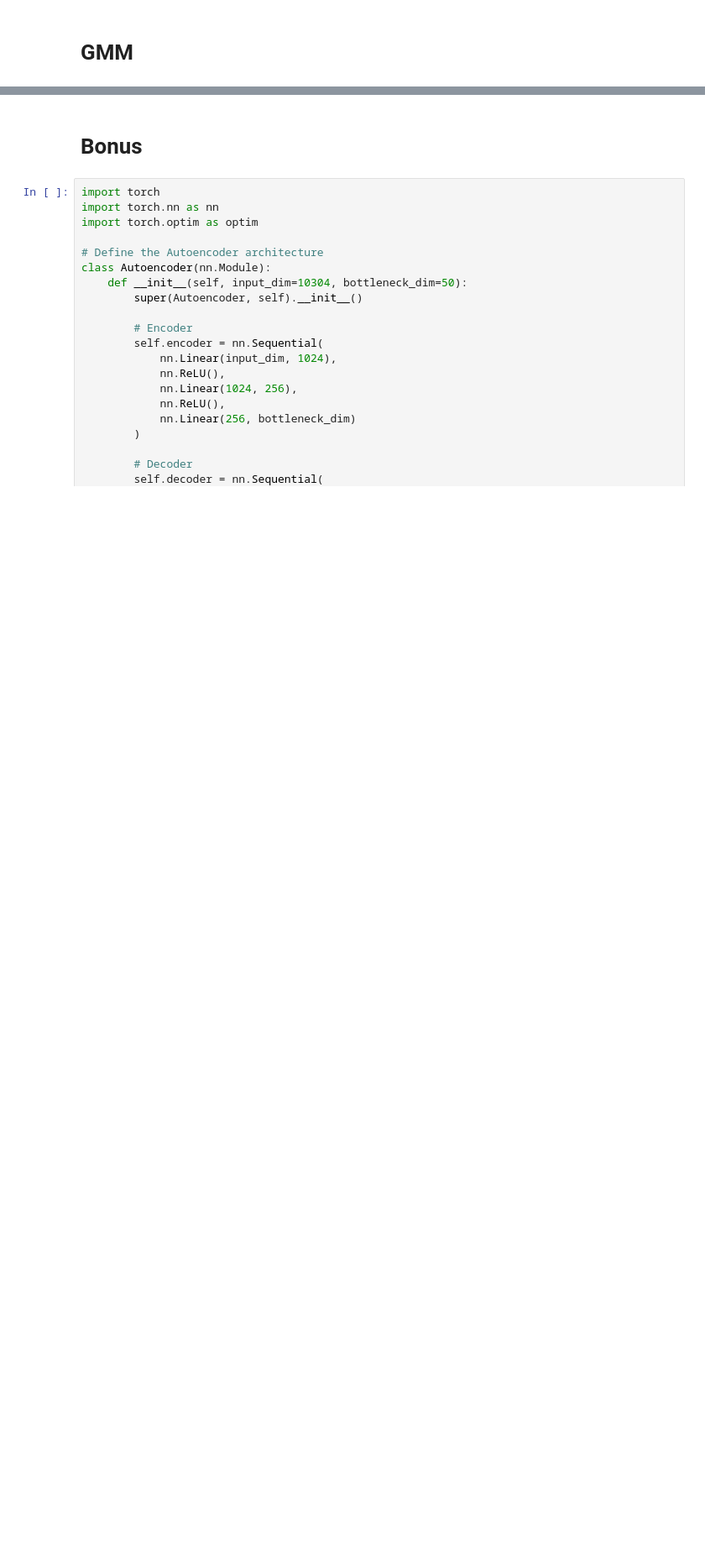
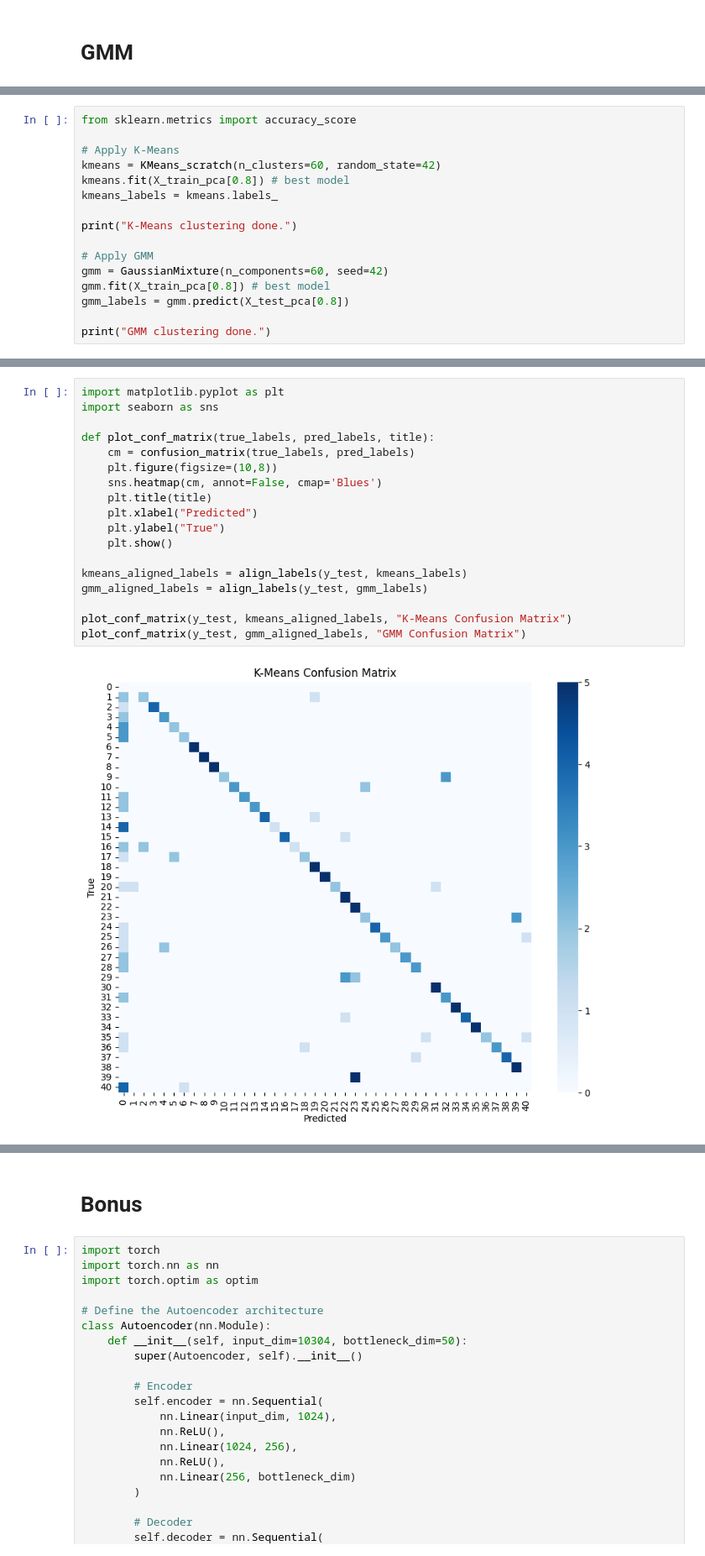
Before and after one commit to Yahia-Ibrahim/Face-Recognition, a Jupyter notebook: facerecognition.ipynb, the cells around one changed output, grey strips where cells are left out. Shown at 84% size. Saved outputs shown, nothing was run; the diff lists cells and outputs as text; blank space fills up the shorter version.

Commit message:
adjusting label alignments with the true labels

```diff
--- a/facerecognition.ipynb
+++ b/facerecognition.ipynb
@@ -624,0 +612,16 @@ plt.show()
+# %%
+from sklearn.metrics import accuracy_score
+
+# Apply K-Means
+kmeans = KMeans_scratch(n_clusters=60, random_state=42)
+kmeans.fit(X_train_pca[0.8]) # best model
+kmeans_labels = kmeans.labels_
+
+print("K-Means clustering done.")
+
+# Apply GMM
+gmm = GaussianMixture(n_components=60, seed=42)
+gmm.fit(X_train_pca[0.8]) # best model
+gmm_labels = gmm.predict(X_test_pca[0.8])
+
+print("GMM clustering done.")
@@ -624,0 +699,20 @@ plt.show()
+# %%
+import matplotlib.pyplot as plt
+import seaborn as sns
+
+def plot_conf_matrix(true_labels, pred_labels, title):
+    cm = confusion_matrix(true_labels, pred_labels)
+    plt.figure(figsize=(10,8))
+    sns.heatmap(cm, annot=False, cmap='Blues')
+    plt.title(title)
+    plt.xlabel("Predicted")
+    plt.ylabel("True")
+    plt.show()
+
+kmeans_aligned_labels = align_labels(y_test, kmeans_labels)
+gmm_aligned_labels = align_labels(y_test, gmm_labels)
+
+plot_conf_matrix(y_test, kmeans_aligned_labels, "K-Means Confusion Matrix")
+plot_conf_matrix(y_test, gmm_aligned_labels, "GMM Confusion Matrix")
+# %% [output]
+[figure, added]
```
Also changed, not shown: parts of 23 cells of this notebook, 3 other files.
